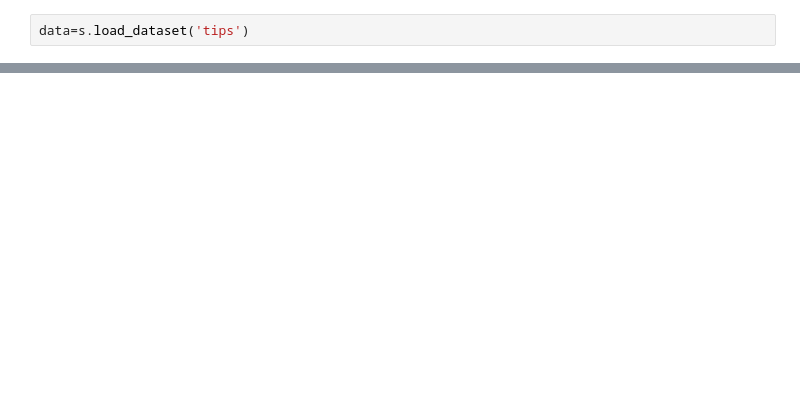
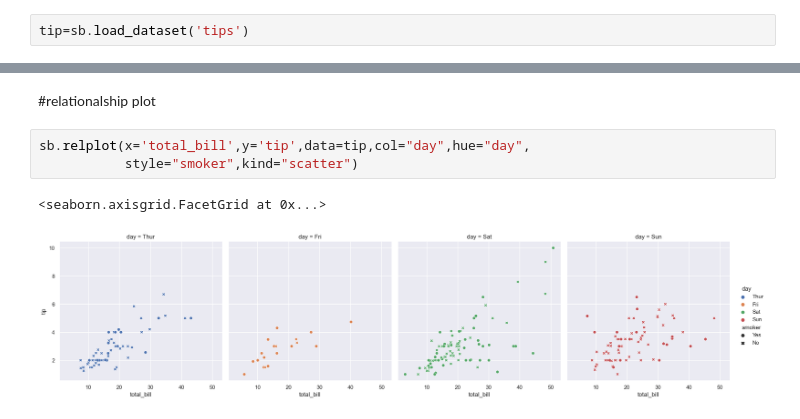
Before and after one commit to AishwaryaR24/3YR, a Jupyter notebook: SEABORN.ipynb, the cells around one changed output, grey strips where cells are left out. Cells and saved outputs as stored; diff of their text form; blank space fills up the shorter version.

```diff
--- a/SEABORN.ipynb
+++ b/SEABORN.ipynb
@@ -23,4 +34,4 @@ s.get_dataset_names()
  'tips',
  'titanic']
 # %%
-data=s.load_dataset('tips')
+tip=sb.load_dataset('tips')
@@ -46,0 +54,9 @@ s.histplot(rand)
+# %% [markdown]
+
+#relationalship plot
+# %%
+sb.relplot(x='total_bill',y='tip',data=tip,col="day",hue="day",
+           style="smoker",kind="scatter")
+# %% [output]
+<seaborn.axisgrid.FacetGrid at 0x...>
+[figure, added]
```
Also changed, not shown: parts of 16 cells of this notebook.
